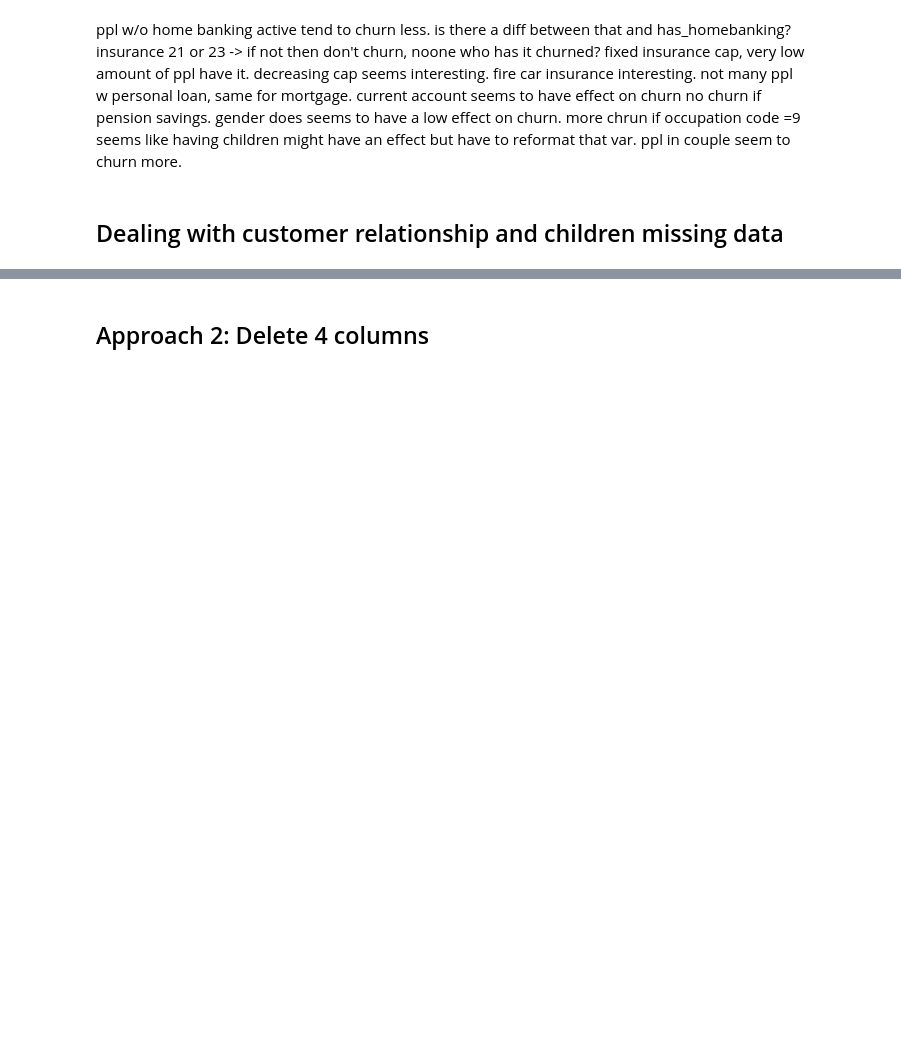
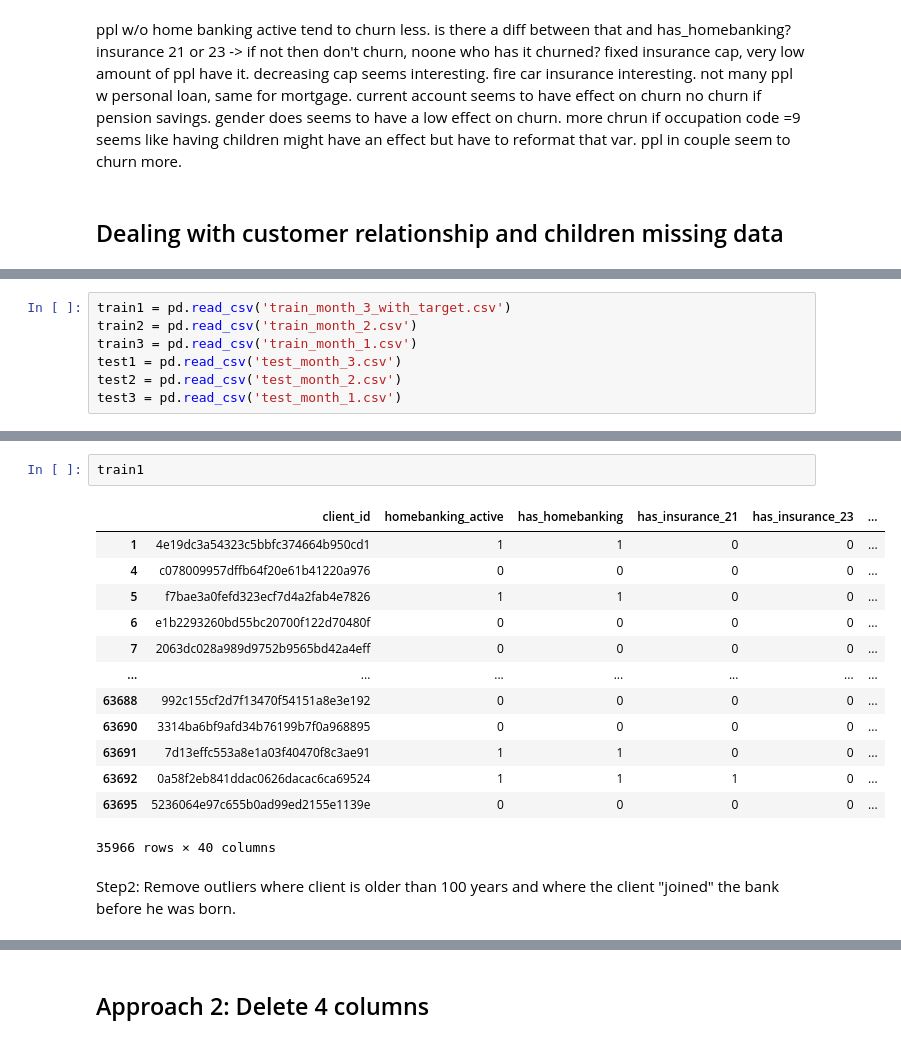
Before and after one commit to AliSafieddine/Churn-Prediction, a Jupyter notebook: Churn-predict.ipynb, the cells around one changed output, grey strips where cells are left out. Saved outputs shown, nothing was run; the diff lists cells and outputs as text; blank space fills up the shorter version.

```diff
--- a/Churn-predict.ipynb
+++ b/Churn-predict.ipynb
@@ -233,0 +182,7 @@ sns.countplot(x='customer_children',data=train1,hue='target',palette="coolwarm_r
+# %%
+train1 = pd.read_csv('train_month_3_with_target.csv')
+train2 = pd.read_csv('train_month_2.csv')
+train3 = pd.read_csv('train_month_1.csv')
+test1 = pd.read_csv('test_month_3.csv')
+test2 = pd.read_csv('test_month_2.csv')
+test3 = pd.read_csv('test_month_1.csv')
@@ -233,0 +199,18 @@ sns.countplot(x='customer_children',data=train1,hue='target',palette="coolwarm_r
+# %%
+train1
+# %% [output]
+|  | client_id | homebanking_active | has_homebanking | has_insurance_21 | has_insurance_23 | ... |
+| 1 | 4e19dc3a54323c5bbfc374664b950cd1 | 1 | 1 | 0 | 0 | ... |
+| 4 | c078009957dffb64f20e61b41220a976 | 0 | 0 | 0 | 0 | ... |
+| 5 | f7bae3a0fefd323ecf7d4a2fab4e7826 | 1 | 1 | 0 | 0 | ... |
+| 6 | e1b2293260bd55bc20700f122d70480f | 0 | 0 | 0 | 0 | ... |
+| 7 | 2063dc028a989d9752b9565bd42a4eff | 0 | 0 | 0 | 0 | ... |
+| ... | ... | ... | ... | ... | ... | ... |
+| 63688 | 992c155cf2d7f13470f54151a8e3e192 | 0 | 0 | 0 | 0 | ... |
+| 63690 | 3314ba6bf9afd34b76199b7f0a968895 | 0 | 0 | 0 | 0 | ... |
+| 63691 | 7d13effc553a8e1a03f40470f8c3ae91 | 1 | 1 | 0 | 0 | ... |
+| 63692 | 0a58f2eb841ddac0626dacac6ca69524 | 1 | 1 | 1 | 0 | ... |
+| 63695 | 5236064e97c655b0ad99ed2155e1139e | 0 | 0 | 0 | 0 | ... |
+35966 rows × 40 columns
+# %% [markdown]
+Step2: Remove outliers where client is older than 100 years and where the client "joined" the bank before he was born.
```
Also changed, not shown: parts of 14 cells of this notebook.
